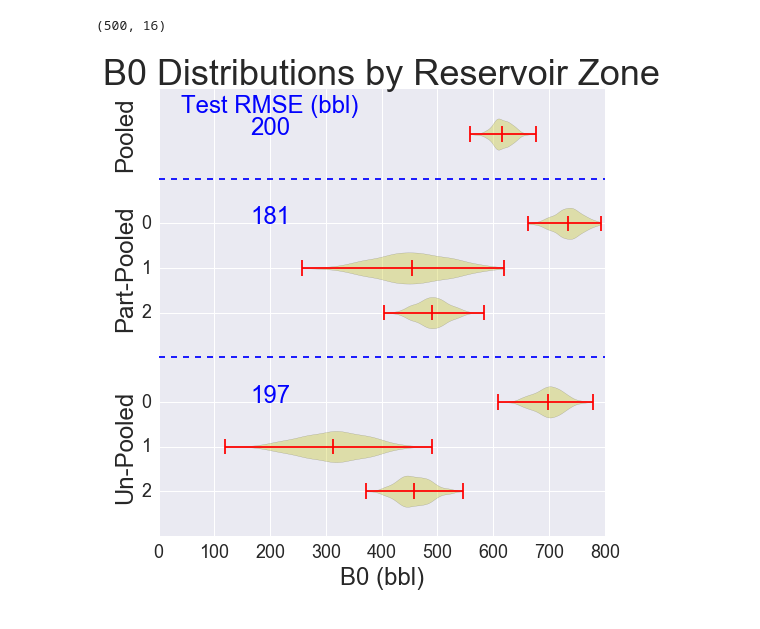
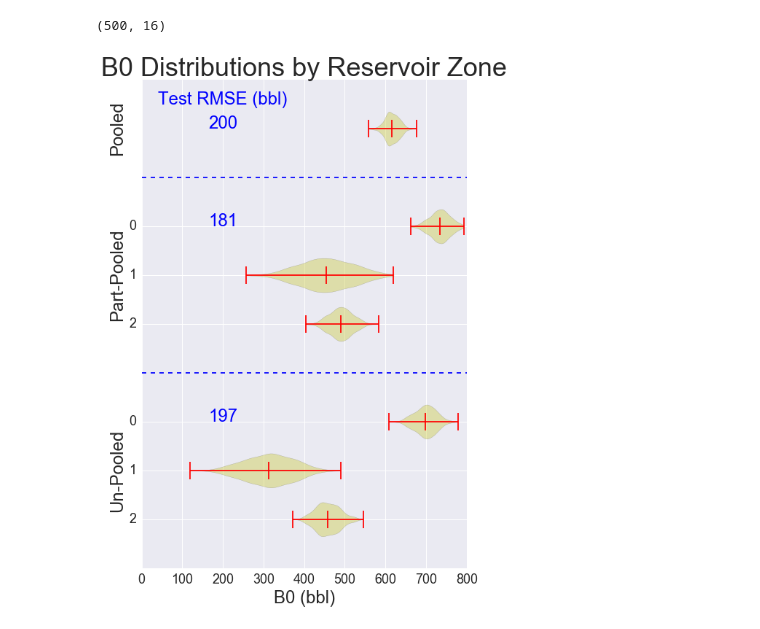
Before and after one commit to jpgrana/bayesian-approach-predicting-well-production, a Jupyter notebook: notebooks/model_reservoir.ipynb, the cells around one changed output. Saved outputs shown, nothing was run; the diff lists cells and outputs as text; code cells hidden in the pictures.

Commit message:
resize figures

```diff
--- a/notebooks/model_reservoir.ipynb
+++ b/notebooks/model_reservoir.ipynb
@@ -474,35 +474,35 @@ coeff_res_partpooled.shape
 (500, 16)
 # %%
 pos = [-1, -3, -4, -5, -7, -8, -9]
-fig = plt.figure(figsize=(8,8))
+fig = plt.figure(figsize=(8,12))
 ax = fig.add_subplot(111)
 ax.violinplot(coeff_pooled.ix[:,:2].values, pos[:2], points=80, vert=False, widths=0.7, showmeans=True,
               showextrema=True, showmedians=False)
 ax.violinplot(coeff_res_partpooled.ix[:,:3].values, pos[1:4], points=80, vert=False, widths=0.7, showmeans=True,
               showextrema=True, showmedians=False)
 ax.violinplot(coeff_res_unpooled.ix[:,:3].values, pos[4:7], points=80, vert=False, widths=0.7, showmeans=True,
               showextrema=True, showmedians=False)
 ax.set_title('B0 Distributions by Reservoir Zone', fontsize=36)
 ax.set_xlabel('B0 (bbl)', fontsize=24)
 ax.text(-80, -1, 'Pooled', fontsize=24, rotation='vertical', verticalalignment='center')
 ax.text(-80, -4, 'Part-Pooled', fontsize=24, rotation='vertical', verticalalignment='center')
 ax.text(-80, -8, 'Un-Pooled', fontsize=24, rotation='vertical', verticalalignment='center')
 ax.set_yticks([-3, -4, -5, -7, -8, -9])
 ax.set_yticklabels([0, 1, 2, 0, 1, 2], fontsize=18)
 ax.set_xlim([0, 800])
 ax.set_ylim([-10, 0])
 ax.text(200, -0.5, 'Test RMSE (bbl)', fontsize=24, color='blue', ha='center')
 ax.text(200, -1, '200', fontsize=24, color='blue', ha='center')
 ax.text(200, -3, '181', fontsize=24, color='blue', ha='center')
 ax.text(200, -7, '197', fontsize=24, color='blue', ha='center')
 plt.axhline(y=-2, color='blue', linestyle='--')
 plt.axhline(y=-6, color='blue', linestyle='--')
 font_size = 18
 font_name = 'sans'
 for tick in ax.xaxis.get_major_ticks():
     tick.label.set_fontsize(font_size)
     tick.label.set_fontname(font_name)
 # plt.savefig('../../other/figures/b0_dist_reservoir', dpi=400)
-plt.savefig('../../other/figures/b0_dist_reservoir_rm', dpi=400)
+# plt.savefig('../../other/figures/b0_dist_reservoir_rm', dpi=400)
 # %% [output]
-[figure, old version]
+[figure, new version]
```
Also changed, not shown: 6 other files.
